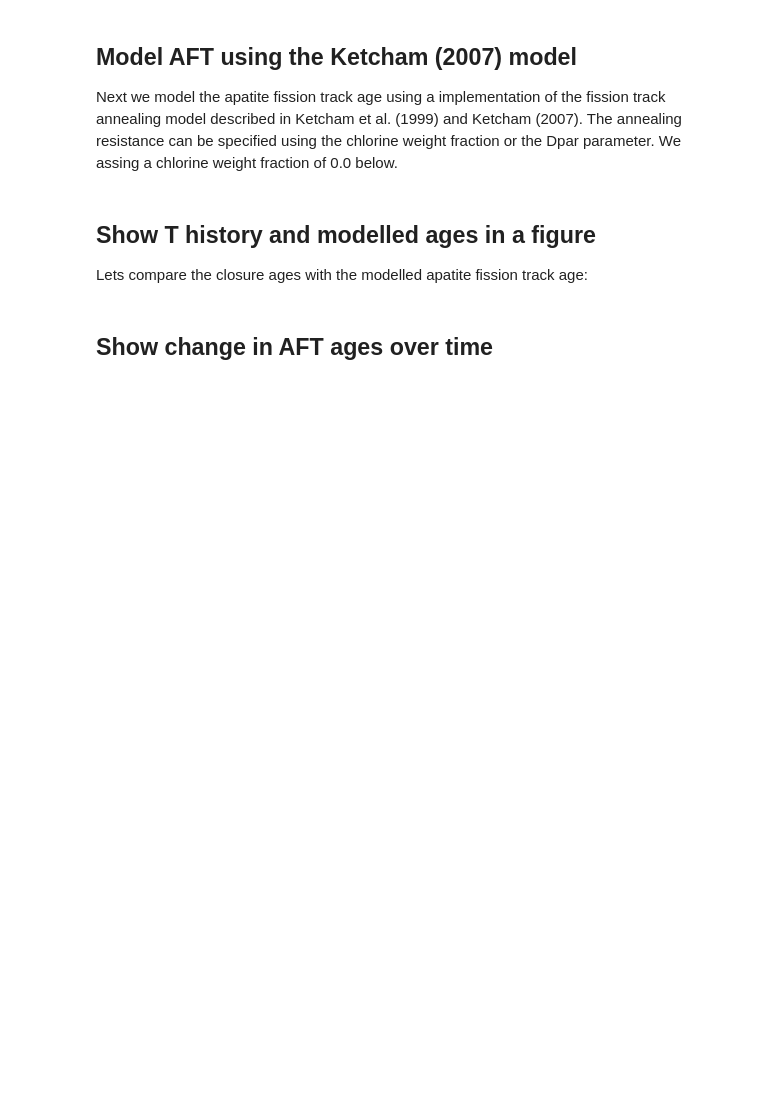
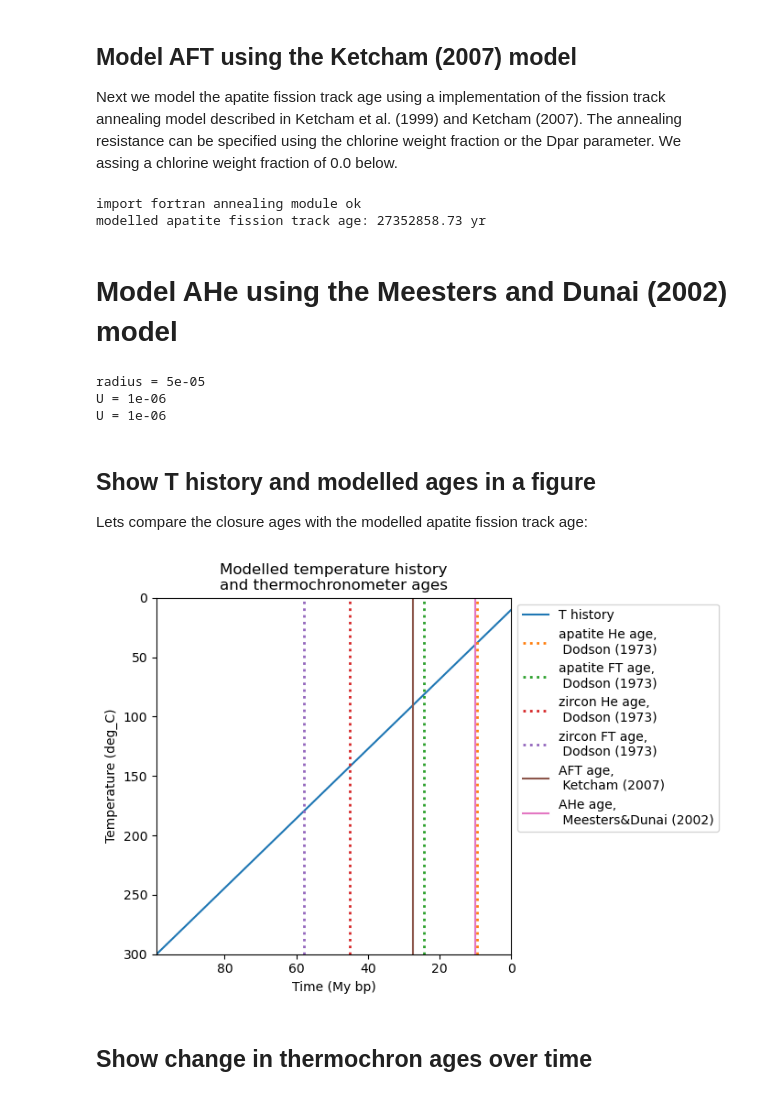
Before and after one commit to HUGG/TherAPPy, a Jupyter notebook: therappy_test.ipynb, the cells around one changed output. Cells and saved outputs as stored; diff of their text form; code cells hidden in the pictures; blank space fills up the shorter version.

Commit message:
added AHe model by Meesters & Dunai (2002)

```diff
--- a/therappy_test.ipynb
+++ b/therappy_test.ipynb
@@ -71,14 +96,30 @@ Next we model the apatite fission track age using a implementation of the fissio
 thermochron_parameters = {"kinetic_parameter": "Clwt", "Clwt": 0.0}
 
 # set up a new grain
-FTgrain = trp.thermochron_object("apatite")
+apatite_grain = trp.thermochron_object("apatite")
 
 # model the apatite fission track age
-model_results = FTgrain.model_thermochron(tT, thermochronometer="FT", model="Ketcham2007", thermochron_parameters=thermochron_parameters)
+model_results_AFT = apatite_grain.model_thermochron(tT, thermochronometer="FT", model="Ketcham2007", thermochron_parameters=thermochron_parameters)
 
-modelled_AFT_age = model_results["AFT_age"]
+modelled_AFT_age = model_results_AFT["AFT_age"]
 
 print(f"modelled apatite fission track age: {modelled_AFT_age :0.2f}")
+# %% [output]
+import fortran annealing module ok
+modelled apatite fission track age: 27352858.73 yr
+# %% [markdown]
+# Model AHe using the Meesters and Dunai (2002) model
+# %%
+apatite_grain.U = 1.0 * cds.ppm
+apatite_grain.Th = 1.0 * cds.ppm
+apatite_grain.radius = 50e-6 * u.m
+
+model_results_AHe = apatite_grain.model_thermochron(tT, thermochronometer="He", model="Meesters2002")#, diffusivity_model="Farley2000")
+modelled_AHe_age = model_results_AHe["modelled_AHe_age"]
+# %% [output]
+radius = 5e-05
+U = 1e-06
+U = 1e-06
 # %% [markdown]
 ## Show T history and modelled ages in a figure
 
@@ -86,28 +127,31 @@ Lets compare the closure ages with the modelled apatite fission track age:
 # %%
 colors = list(matplotlib.colors.TABLEAU_COLORS)
 
-fig, ax = pl.subplots(1, 1, figsize=(6, 4))
+fig, ax = pl.subplots(1, 1, figsize=(7, 5))
 ax.plot(tT["time"].value / 1e6, tT["temperature"], label="T history")
 ax.set_ylim(tT["temperature"].value.max(), 0)
 ax.set_xlabel("Time (My bp)")
 Tu = tT["temperature"].unit
 ax.set_ylabel(f"Temperature ({Tu})")
 ax.set_title("Modelled temperature history\nand thermochronometer ages")
 
 for i, grain, age in zip(itertools.count(), grains, ages):
     mineral = grain.mineral
     thermochronometer = grain.thermochronometer
     ax.axvline(age.value / 1e6, c=colors[i+1], ls=":", lw=2.0, label=f"{mineral} {thermochronometer} age,\n Dodson (1973)")
 
-ax.axvline(modelled_AFT_age.value / 1e6, c=colors[i+2], ls="--", lw=1.5, label="AFT age,\n Ketcham (2007)")
+ax.axvline(modelled_AFT_age.value / 1e6, c=colors[i+2], ls="-", lw=1.5, label="AFT age,\n Ketcham (2007)")
+ax.axvline(modelled_AHe_age.value / 1e6, c=colors[i+3], ls="-", lw=1.5, label="AHe age,\n Meesters&Dunai (2002)")
 
-ax.legend(bbox_to_anchor=(1, 0.75))
+ax.legend(bbox_to_anchor=(1, 1.0))
 
 ax.set_xlim(tT["time"].value.max() / 1e6, 0)
 
 fig.tight_layout()
 
 fig.savefig("fig/TherAPPy_example.png")
+# %% [output]
+[figure, added]
 # %% [markdown]
-## Show change in AFT ages over time
+## Show change in thermochron ages over time
 # %%
```
Also changed, not shown: parts of 4 cells of this notebook, 5 other files.
